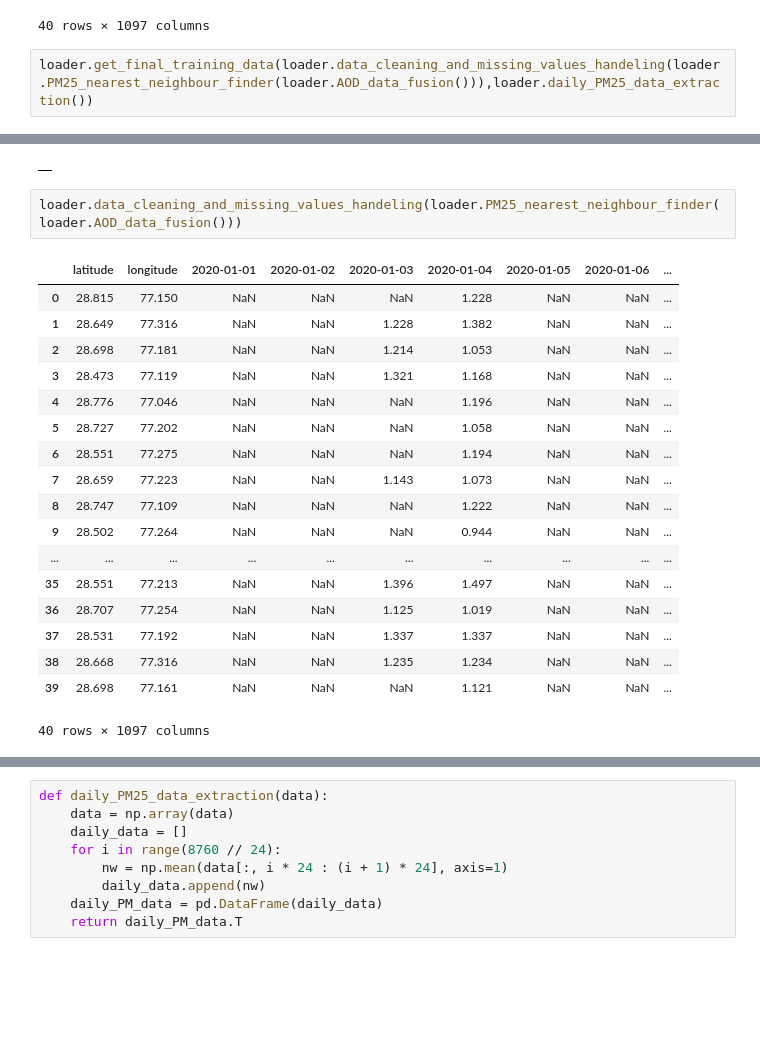
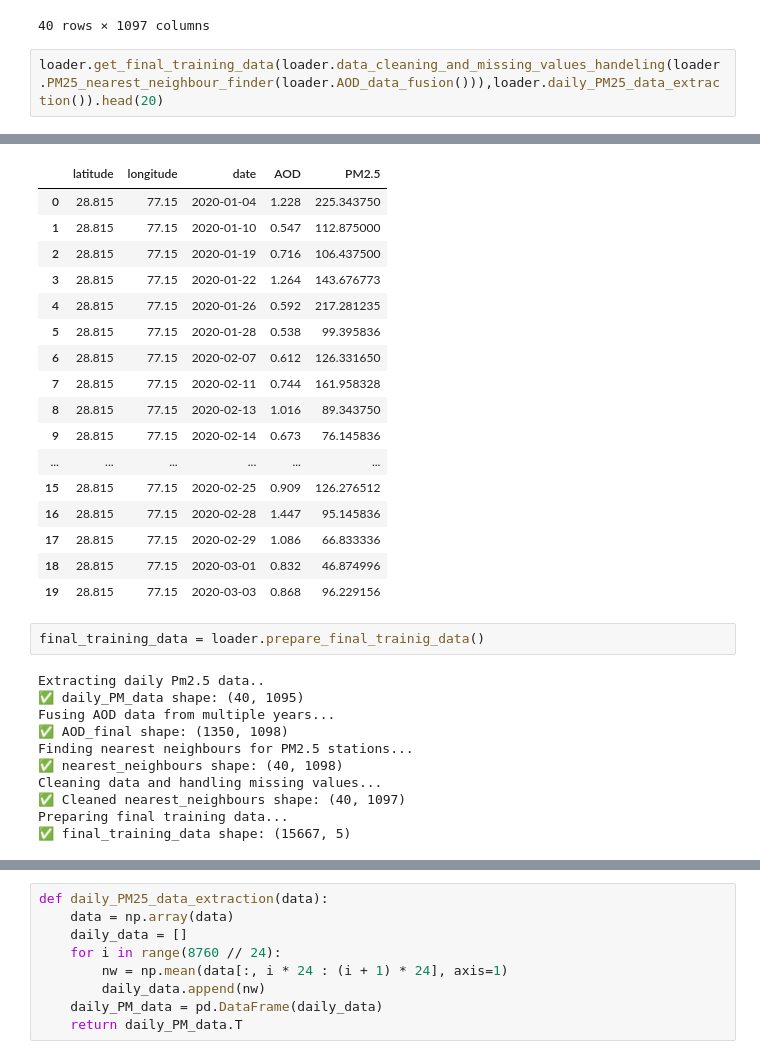
Before and after one commit to Pavan-AIML/Master-Thesis, a Jupyter notebook: notebooks/Modis_data_analysis/Modis_AOD_data_analysis.ipynb, the cells around one changed output, grey strips where cells are left out. Drawn from its saved outputs; the diff is of its cells as text; blank space fills up the shorter version.

```diff
--- a/notebooks/Modis_data_analysis/Modis_AOD_data_analysis.ipynb
+++ b/notebooks/Modis_data_analysis/Modis_AOD_data_analysis.ipynb
@@ -345,5 +345,5 @@ loader.data_cleaning_and_missing_values_handeling(loader.PM25_nearest_neighbour_
 | 39 | 28.698 | 77.161 | NaN | NaN | NaN | 1.121 | NaN | NaN | ... |
 40 rows × 1097 columns
 # %%
-loader.get_final_training_data(loader.data_cleaning_and_missing_values_handeling(loader.PM25_nearest_neighbour_finder(loader.AOD_data_fusion())),loader.daily_PM25_data_extraction())
+loader.get_final_training_data(loader.data_cleaning_and_missing_values_handeling(loader.PM25_nearest_neighbour_finder(loader.AOD_data_fusion())),loader.daily_PM25_data_extraction()).head(20)
 # %% [output]
@@ -351,22 +350,30 @@ Warning: No valid data points found. Check for missing values or index/column mi
-|  |
+|  | latitude | longitude | date | AOD | PM2.5 |
+| 0 | 28.815 | 77.15 | 2020-01-04 | 1.228 | 225.343750 |
+| 1 | 28.815 | 77.15 | 2020-01-10 | 0.547 | 112.875000 |
+| 2 | 28.815 | 77.15 | 2020-01-19 | 0.716 | 106.437500 |
+| 3 | 28.815 | 77.15 | 2020-01-22 | 1.264 | 143.676773 |
+| 4 | 28.815 | 77.15 | 2020-01-26 | 0.592 | 217.281235 |
+| 5 | 28.815 | 77.15 | 2020-01-28 | 0.538 | 99.395836 |
+| 6 | 28.815 | 77.15 | 2020-02-07 | 0.612 | 126.331650 |
+| 7 | 28.815 | 77.15 | 2020-02-11 | 0.744 | 161.958328 |
+| 8 | 28.815 | 77.15 | 2020-02-13 | 1.016 | 89.343750 |
+| 9 | 28.815 | 77.15 | 2020-02-14 | 0.673 | 76.145836 |
+| ... | ... | ... | ... | ... | ... |
+| 15 | 28.815 | 77.15 | 2020-02-25 | 0.909 | 126.276512 |
+| 16 | 28.815 | 77.15 | 2020-02-28 | 1.447 | 95.145836 |
+| 17 | 28.815 | 77.15 | 2020-02-29 | 1.086 | 66.833336 |
+| 18 | 28.815 | 77.15 | 2020-03-01 | 0.832 | 46.874996 |
+| 19 | 28.815 | 77.15 | 2020-03-03 | 0.868 | 96.229156 |
 # %%
-loader.data_cleaning_and_missing_values_handeling(loader.PM25_nearest_neighbour_finder(loader.AOD_data_fusion()))
+final_training_data = loader.prepare_final_trainig_data()
 # %% [output]
-|  | latitude | longitude | 2020-01-01 | 2020-01-02 | 2020-01-03 | 2020-01-04 | 2020-01-05 | 2020-01-06 | ... |
-| 0 | 28.815 | 77.150 | NaN | NaN | NaN | 1.228 | NaN | NaN | ... |
-| 1 | 28.649 | 77.316 | NaN | NaN | 1.228 | 1.382 | NaN | NaN | ... |
-| 2 | 28.698 | 77.181 | NaN | NaN | 1.214 | 1.053 | NaN | NaN | ... |
-| 3 | 28.473 | 77.119 | NaN | NaN | 1.321 | 1.168 | NaN | NaN | ... |
-| 4 | 28.776 | 77.046 | NaN | NaN | NaN | 1.196 | NaN | NaN | ... |
-| 5 | 28.727 | 77.202 | NaN | NaN | NaN | 1.058 | NaN | NaN | ... |
-| 6 | 28.551 | 77.275 | NaN | NaN | NaN | 1.194 | NaN | NaN | ... |
-| 7 | 28.659 | 77.223 | NaN | NaN | 1.143 | 1.073 | NaN | NaN | ... |
-| 8 | 28.747 | 77.109 | NaN | NaN | NaN | 1.222 | NaN | NaN | ... |
-| 9 | 28.502 | 77.264 | NaN | NaN | NaN | 0.944 | NaN | NaN | ... |
-| ... | ... | ... | ... | ... | ... | ... | ... | ... | ... |
-| 35 | 28.551 | 77.213 | NaN | NaN | 1.396 | 1.497 | NaN | NaN | ... |
-| 36 | 28.707 | 77.254 | NaN | NaN | 1.125 | 1.019 | NaN | NaN | ... |
-| 37 | 28.531 | 77.192 | NaN | NaN | 1.337 | 1.337 | NaN | NaN | ... |
-| 38 | 28.668 | 77.316 | NaN | NaN | 1.235 | 1.234 | NaN | NaN | ... |
-| 39 | 28.698 | 77.161 | NaN | NaN | NaN | 1.121 | NaN | NaN | ... |
-40 rows × 1097 columns
+Extracting daily Pm2.5 data..
+✅ daily_PM_data shape: (40, 1095)
+Fusing AOD data from multiple years...
+✅ AOD_final shape: (1350, 1098)
+Finding nearest neighbours for PM2.5 stations...
+✅ nearest_neighbours shape: (40, 1098)
+Cleaning data and handling missing values...
+✅ Cleaned nearest_neighbours shape: (40, 1097)
+Preparing final training data...
+✅ final_training_data shape: (15667, 5)
```
Also changed, not shown: parts of 9 cells of this notebook, 1 other file.
